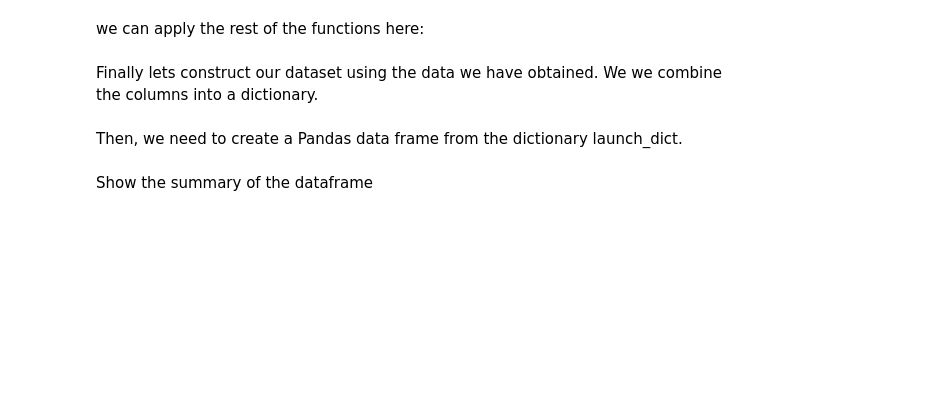
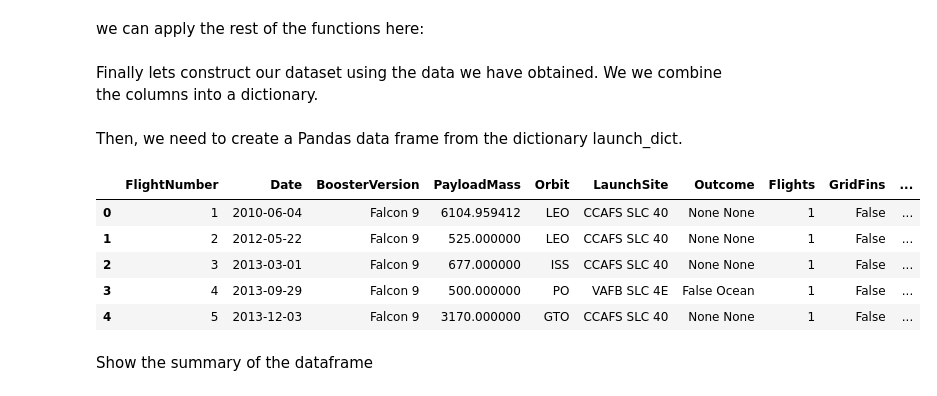
Before and after one commit to AdriaRM96/spacex-falcon9-capstone, a Jupyter notebook: notebooks/01_data_collection_api.ipynb, the cells around one changed output. Saved outputs shown, nothing was run; the diff lists cells and outputs as text; code cells hidden in the pictures; blank space fills up the shorter version.

```diff
--- a/notebooks/01_data_collection_api.ipynb
+++ b/notebooks/01_data_collection_api.ipynb
@@ -136,8 +155,20 @@ Now we decode the response content as a Json using <code>.json()</code> and turn
 # into a tabular pandas DataFrame, which is much easier to explore and filter.
 # We fetch from static_json_url (not the earlier live response) so the data
 # used in this lab stays consistent across runs, as the notebook instructs.
-response = requests.get(static_json_url)
-data = pd.json_normalize(response.json())
+# If the live API is unreachable (it has had recurring outages), fall back
+# to the frozen local snapshot in data/raw/ so this notebook still runs end to end.
+import json as _json
+
+try:
+    response = requests.get(static_json_url, timeout=15)
+    response.raise_for_status()
+    launches_json = response.json()
+except requests.exceptions.RequestException as exc:
+    print(f"Live API request failed ({exc}); falling back to local snapshot.")
+    with open('../data/raw/spacex_api_launches_raw.json') as f:
+        launches_json = _json.load(f)
+
+data = pd.json_normalize(launches_json)
 # %% [markdown]
 Using the dataframe <code>data</code> print the first 5 rows
 # %%
@@ -198,5 +238,18 @@ BoosterVersion
 # %% [markdown]
 Now, let's apply <code> getBoosterVersion</code> function method to get the booster version
 # %%
-# Call getBoosterVersion
-getBoosterVersion(data)
+# Call getBoosterVersion, getLaunchSite, getPayloadData, getCoreData
+# Consolidated behind a single try/except: these functions call
+# api.spacexdata.com per-row (rockets/launchpads/payloads/cores), which has had
+# recurring outages. If any of these calls fail, we skip re-deriving this data
+# and fall back to a frozen, already-resolved reference table when we build the
+# final dataframe below -- see the fallback logic there for details.
+api_enrichment_ok = True
+try:
+    getBoosterVersion(data)
+    getLaunchSite(data)
+    getPayloadData(data)
+    getCoreData(data)
+except requests.exceptions.RequestException as exc:
+    print(f"Per-record API enrichment failed ({exc}); will fall back to a frozen reference table below.")
+    api_enrichment_ok = False
@@ -240,7 +294,23 @@ Then, we need to create a Pandas data frame from the dictionary launch_dict.
 # %%
 # Create a dataframe from launch_dict
 # Each key in launch_dict becomes a column, and each list becomes the column's values.
-data = pd.DataFrame(launch_dict)
+# If the per-record API enrichment above failed, BoosterVersion/PayloadMass/etc.
+# would be incomplete or empty, so we fall back to a frozen reference table
+# (data/raw/dataset_part_1_reference.csv) that already has this exact structure
+# resolved from a prior successful run. This keeps the notebook runnable end to
+# end even while the SpaceX API is down.
+if api_enrichment_ok:
+    data = pd.DataFrame(launch_dict)
+else:
+    data = pd.read_csv('../data/raw/dataset_part_1_reference.csv')
+data.head()
+# %% [output]
+|  | FlightNumber | Date | BoosterVersion | PayloadMass | Orbit | LaunchSite | Outcome | Flights | GridFins | ... |
+| 0 | 1 | 2010-06-04 | Falcon 9 | 6104.959412 | LEO | CCAFS SLC 40 | None None | 1 | False | ... |
+| 1 | 2 | 2012-05-22 | Falcon 9 | 525.000000 | LEO | CCAFS SLC 40 | None None | 1 | False | ... |
+| 2 | 3 | 2013-03-01 | Falcon 9 | 677.000000 | ISS | CCAFS SLC 40 | None None | 1 | False | ... |
+| 3 | 4 | 2013-09-29 | Falcon 9 | 500.000000 | PO | VAFB SLC 4E | False Ocean | 1 | False | ... |
+| 4 | 5 | 2013-12-03 | Falcon 9 | 3170.000000 | GTO | CCAFS SLC 40 | None None | 1 | False | ... |
 # %% [markdown]
 Show the summary of the dataframe
 # %%
```
Also changed, not shown: parts of 14 cells of this notebook, 2 other files.
